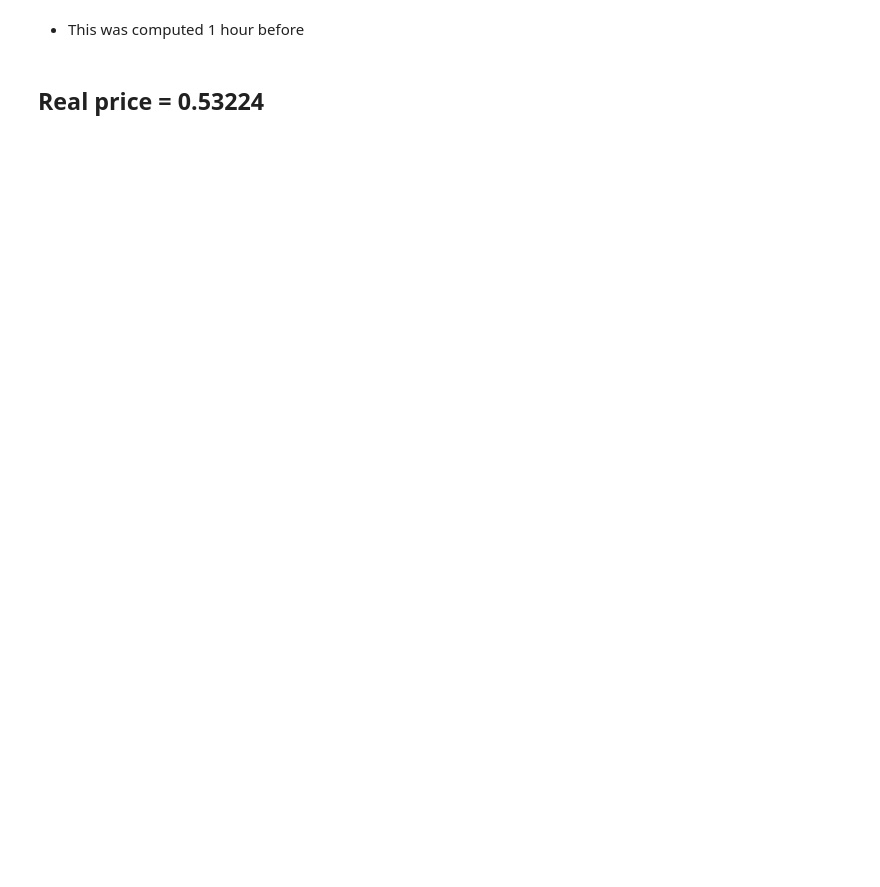
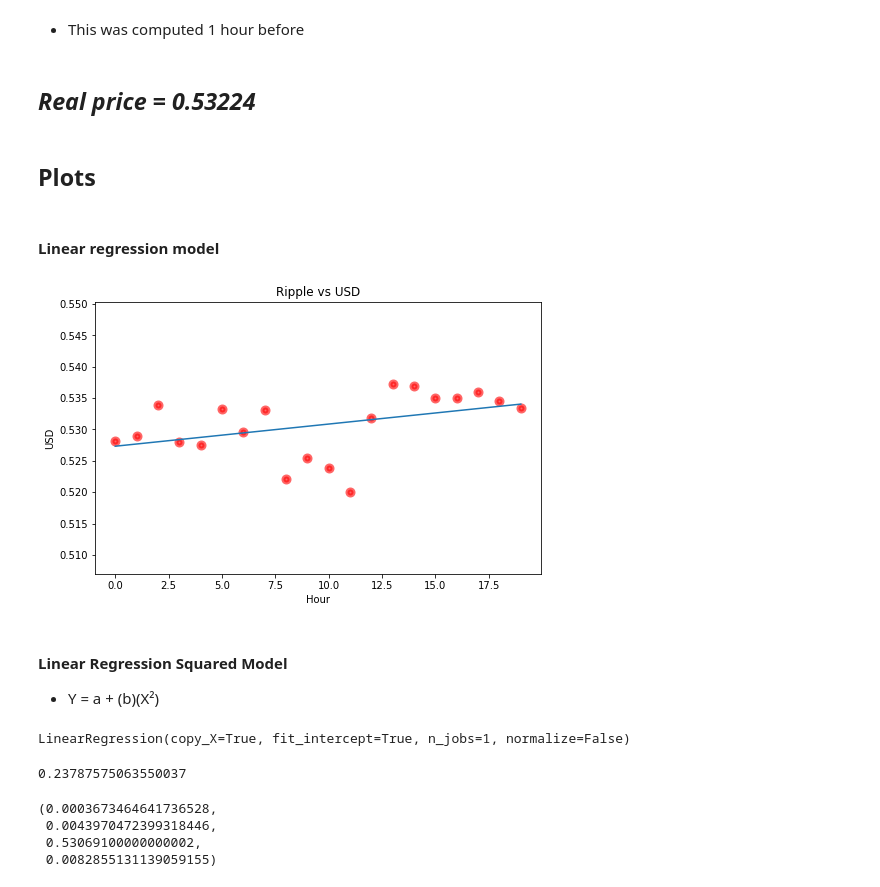
Before and after one commit to LessIsMorePy/cryptos, a Jupyter notebook: xrp_160618.ipynb, the cells around one changed output. Saved outputs shown, nothing was run; the diff lists cells and outputs as text; code cells hidden in the pictures; blank space fills up the shorter version.

Commit message:
Prediction for Ripple on 16-06-18: Adding new linear and no linear models

```diff
--- a/xrp_160618.ipynb
+++ b/xrp_160618.ipynb
@@ -83,4 +84,22 @@ at_8 - RSE, at_8, at_8 + RSE
 # %% [markdown]
 * This was computed 1 hour before
 # %% [markdown]
-## Real price = 0.53224
+## *Real price = 0.53224*
+# %% [markdown]
+## Plots
+# %% [markdown]
+#### Linear regression model
+# %%
+plt.figure(figsize=(8, 5))
+plt.scatter(X, Y, color='red', linewidths=4, alpha=0.6)
+plt.plot(X, Y_predicted)
+plt.title('Ripple vs USD')
+plt.xlabel('Hour')
+plt.ylabel('USD')
+plt.show()
+# %% [output]
+[figure, added]
+# %% [markdown]
+#### Linear Regression Squared Model
+
+* Y = a + (b)(X²)
@@ -86,0 +110,8 @@ at_8 - RSE, at_8, at_8 + RSE
+# %%
+regression2.fit(X2, Y)
+# %% [output]
+LinearRegression(copy_X=True, fit_intercept=True, n_jobs=1, normalize=False)
+# %%
+regression2.score(X2, Y)
+# %% [output]
+0.23787575063550037
@@ -86,0 +120,12 @@ at_8 - RSE, at_8, at_8 + RSE
+# %%
+SSD = np.sum((Y - Y_predicted2) ** 2)
+RSE = np.sqrt(SSD / (len(X2) - 1))
+price_mean = np.mean(Y)
+error = RSE / price_mean
+
+SSD, RSE, price_mean, error
+# %% [output]
+(0.0003673464641736528,
+ 0.0043970472399318446,
+ 0.53069100000000002,
+ 0.0082855131139059155)
```
Also changed, not shown: parts of 29 cells of this notebook.
